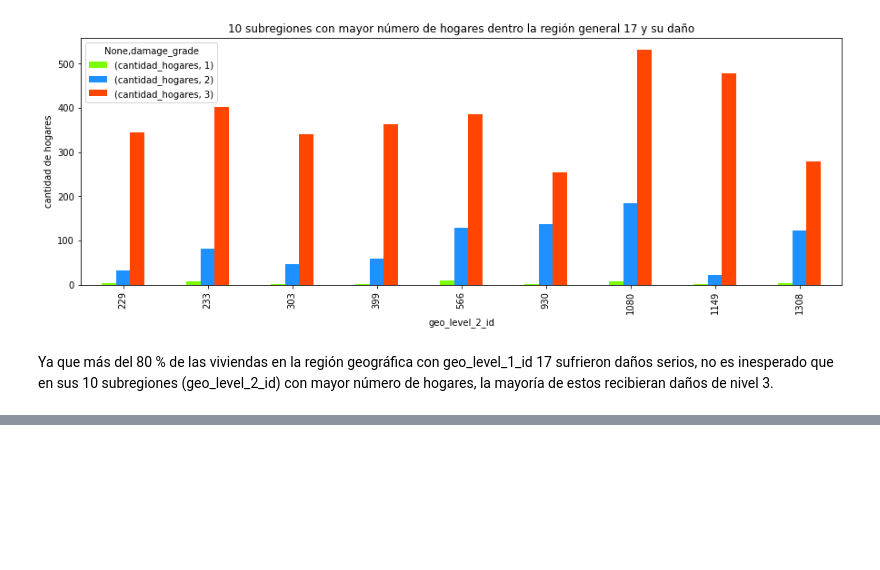
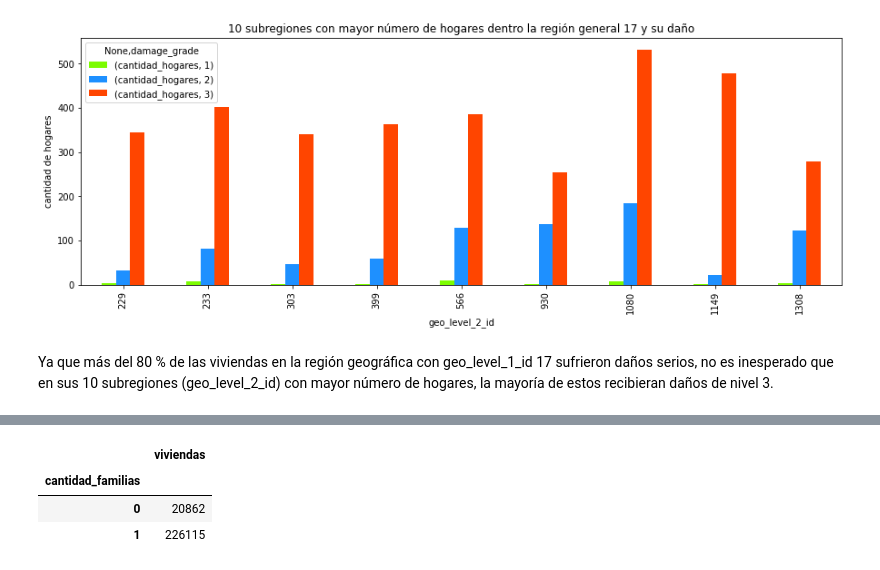
Before and after one commit to ffelfis/OrgaDatosTPs, a Jupyter notebook: TP1/TP1_Geo_levels.ipynb, the cells around one changed output, grey strips where cells are left out. Cells and saved outputs as stored; diff of their text form; code cells hidden in the pictures; blank space fills up the shorter version.

```diff
--- a/TP1/TP1_Geo_levels.ipynb
+++ b/TP1/TP1_Geo_levels.ipynb
@@ -142,0 +212,9 @@ Ya que más del 80 % de las viviendas en la región geográfica con geo_level_1_
+# %%
+# viviendas con 0 o 1 familia viviendo allí
+familias01 = familias.loc[familias['cantidad_familias'] <= 1, :]
+familias01.groupby('cantidad_familias').count().rename(columns = {'building_id' : 'viviendas'})
+# %% [output]
+|  | viviendas |
+| cantidad_familias |  |
+| 0 | 20862 |
+| 1 | 226115 |
```
Also changed, not shown: parts of 12 cells of this notebook.
